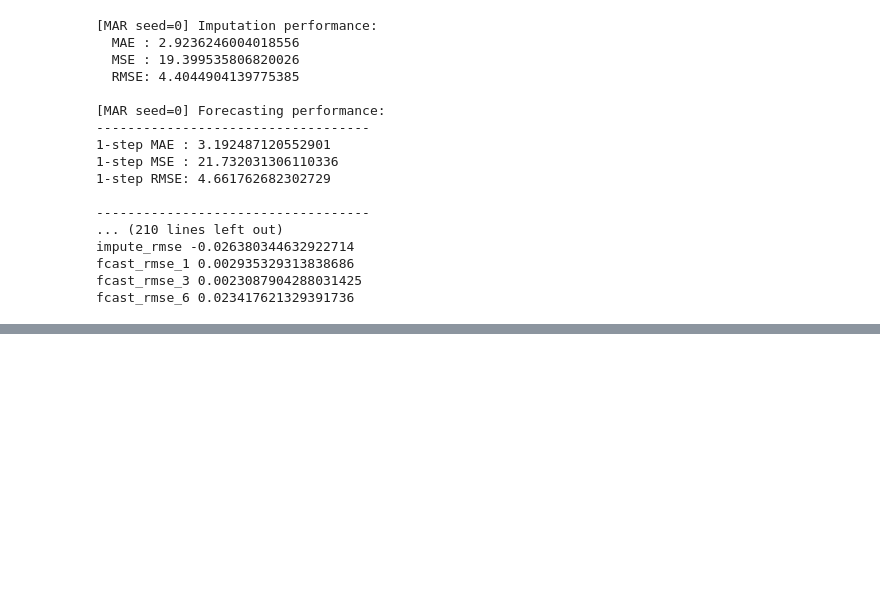
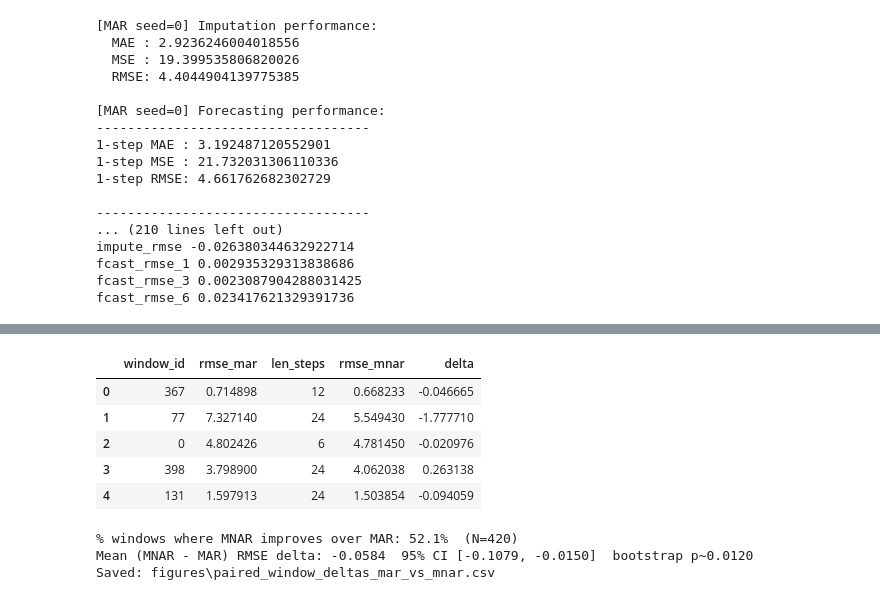
Before and after one commit to armansunesh/ABC, a Jupyter notebook: main(2) (3) (1) (1) (9) (1).ipynb, the cells around one changed output, grey strips where cells are left out. Drawn from its saved outputs; the diff is of its cells as text; code cells hidden in the pictures; blank space fills up the shorter version.

```diff
--- a/main(2) (3) (1) (1) (9) (1).ipynb
+++ b/main(2) (3) (1) (1) (9) (1).ipynb
@@ -2459,0 +3788,60 @@ fcast_rmse_6 0.023417621329391736
+# %%
+import numpy as np
+import pandas as pd
+
+def per_window_rmse(x_true, x_pred, meta, windows):
+    vals = []
+    for w in windows:
+        s = np.where(meta["timestamps"] == w["blackout_start"])[0][0]
+        e = np.where(meta["timestamps"] == w["blackout_end"])[0][0]
+        d = np.where(meta["detectors"] == w["detector_id"])[0][0]
+        yt = x_true[s:e+1, d].astype(float)
+        yp = x_pred[s:e+1, d].astype(float)
+        mask = np.isfinite(yt) & np.isfinite(yp)
+        if not mask.any():
+            continue
+        rmse = float(np.sqrt(np.mean((yp[mask]-yt[mask])**2)))
+        vals.append((w["window_id"], rmse, int(w["len_steps"])))
+    return vals
+
+# compute matched per-window rmse lists for MAR/MNAR
+mar_list  = per_window_rmse(x_t, recon_mar_full,  meta, impute_evaluation_windows_val)
+mnar_list = per_window_rmse(x_t, recon_mnar_full, meta, impute_evaluation_windows_val)
+
+df_mar  = pd.DataFrame(mar_list,  columns=["window_id","rmse_mar","len_steps"])
+df_mnar = pd.DataFrame(mnar_list, columns=["window_id","rmse_mnar","len_steps"])
+
+pw = df_mar.merge(df_mnar, on=["window_id","len_steps"], how="inner")
+pw["delta"] = pw["rmse_mnar"] - pw["rmse_mar"]  # negative is good (MNAR better)
+display(pw.head())
+
+improved = float(np.mean(pw["delta"] < 0))
+print(f"% windows where MNAR improves over MAR: {improved*100:.1f}%  (N={len(pw)})")
+
+# paired bootstrap CI for mean delta
+rs = np.random.default_rng(0)
+B = 3000
+d = pw["delta"].to_numpy()
+stats = np.empty(B)
+n = len(d)
+for b in range(B):
+    idx = rs.integers(0, n, size=n)
+    stats[b] = float(np.mean(d[idx]))
+center = float(np.mean(d))
+lo, hi = float(np.quantile(stats, 0.025)), float(np.quantile(stats, 0.975))
+p_boot = float(2 * min(np.mean(stats <= 0), np.mean(stats >= 0)))  # two-sided around 0
+
+print(f"Mean (MNAR - MAR) RMSE delta: {center:.4f}  95% CI [{lo:.4f}, {hi:.4f}]  bootstrap p~{p_boot:.4f}")
+
+pw.to_csv(os.path.join(FIG_DIR, "paired_window_deltas_mar_vs_mnar.csv"), index=False)
+print("Saved:", os.path.join(FIG_DIR, "paired_window_deltas_mar_vs_mnar.csv"))
+# %% [output]
+|  | window_id | rmse_mar | len_steps | rmse_mnar | delta |
+| 0 | 367 | 0.714898 | 12 | 0.668233 | -0.046665 |
+| 1 | 77 | 7.327140 | 24 | 5.549430 | -1.777710 |
+| 2 | 0 | 4.802426 | 6 | 4.781450 | -0.020976 |
+| 3 | 398 | 3.798900 | 24 | 4.062038 | 0.263138 |
+| 4 | 131 | 1.597913 | 24 | 1.503854 | -0.094059 |
+% windows where MNAR improves over MAR: 52.1%  (N=420)
+Mean (MNAR - MAR) RMSE delta: -0.0584  95% CI [-0.1079, -0.0150]  bootstrap p~0.0120
+Saved: figures\paired_window_deltas_mar_vs_mnar.csv
```
Also changed, not shown: parts of 18 cells of this notebook.
